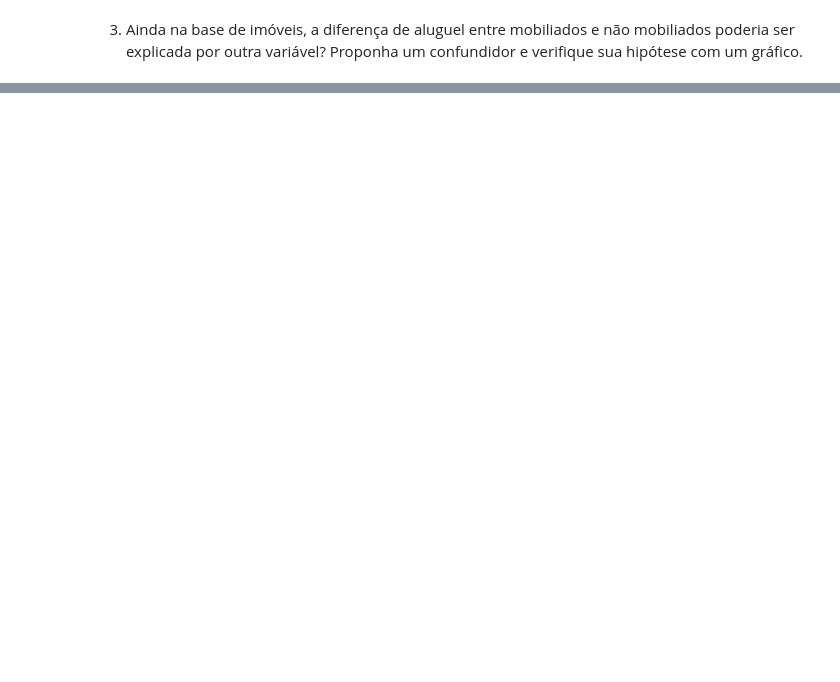
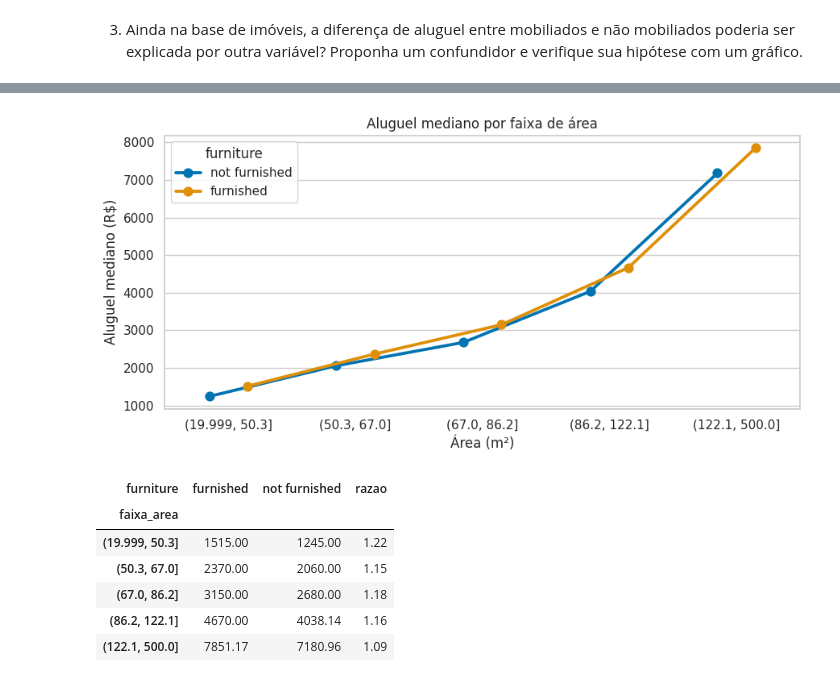
Before and after one commit to helena-varela/ciencia-de-dados, a Jupyter notebook: Unidade_02/Aula_07/aula_07.ipynb, the cells around one changed output, grey strips where cells are left out. Cells and saved outputs as stored; diff of their text form; code cells hidden in the pictures; blank space fills up the shorter version.

```diff
--- a/Unidade_02/Aula_07/aula_07.ipynb
+++ b/Unidade_02/Aula_07/aula_07.ipynb
@@ -559,0 +786,32 @@ Em síntese, um efeito é "real" quando seria improvável sob o acaso (p-valor p
+# %%
+# verificação final: comparar mobiliados x não mobiliados DENTRO de faixas de área
+# se a área fosse o confundidor, a diferença sumiria dentro de cada faixa
+imoveis["faixa_area"] = pd.qcut(imoveis["area"], 5)  # 5 faixas com o mesmo número de imóveis
+
+fig, ax = plt.subplots(figsize=(9, 4.5))
+sns.pointplot(
+  data=imoveis, x="faixa_area", y="rent", hue="furniture",
+  estimator="median", errorbar=None, dodge=.3, ax=ax,
+)
+ax.set(title="Aluguel mediano por faixa de área", xlabel="Área (m²)", ylabel="Aluguel mediano (R$)")
+plt.tight_layout()
+plt.show()
+
+# razão entre os aluguéis medianos em cada faixa (1,15 = mobiliado 15% mais caro)
+(
+  imoveis
+  .groupby(["faixa_area", "furniture"], observed=True)["rent"]
+  .median()
+  .unstack()
+  .assign(razao=lambda df: df["furnished"] / df["not furnished"])
+  .round(2)
+)
+# %% [output]
+[figure, added]
+| furniture | furnished | not furnished | razao |
+| faixa_area |  |  |  |
+| (19.999, 50.3] | 1515.00 | 1245.00 | 1.22 |
+| (50.3, 67.0] | 2370.00 | 2060.00 | 1.15 |
+| (67.0, 86.2] | 3150.00 | 2680.00 | 1.18 |
+| (86.2, 122.1] | 4670.00 | 4038.14 | 1.16 |
+| (122.1, 500.0] | 7851.17 | 7180.96 | 1.09 |
```
Also changed, not shown: parts of 15 cells of this notebook.
